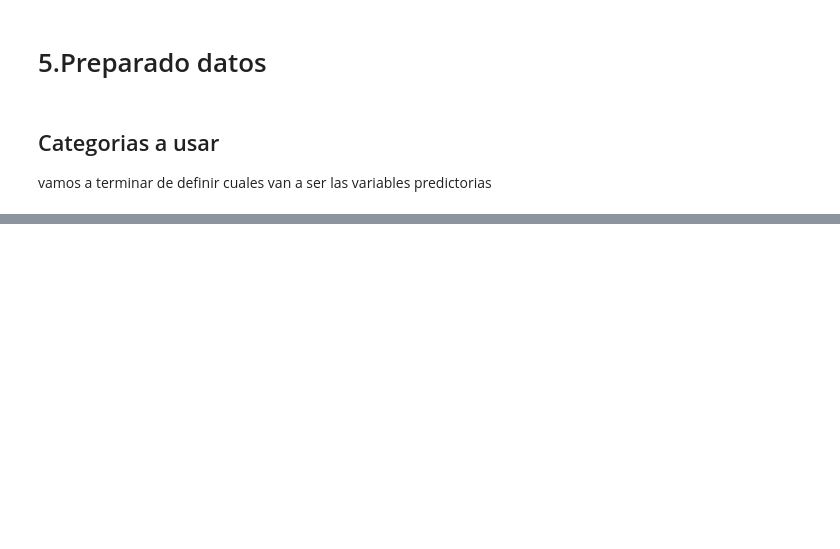
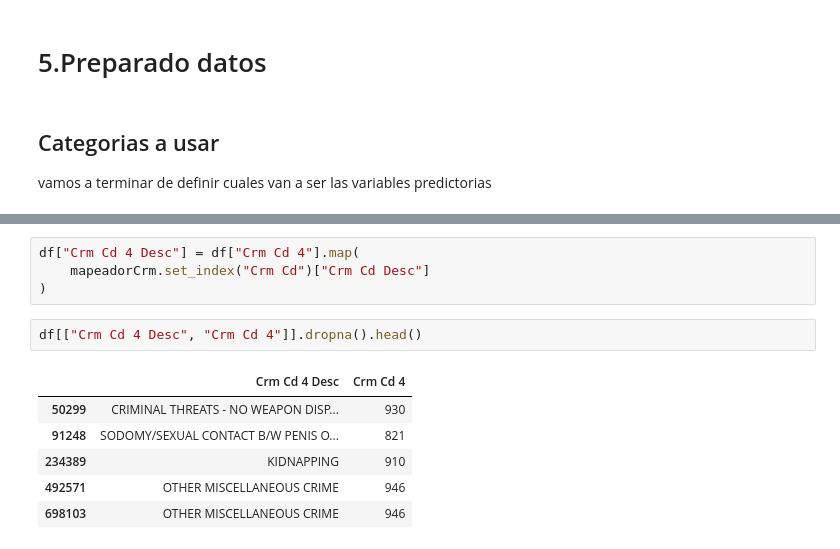
Before and after one commit to Janhjg/Runojanh-NadieEscapa, a Jupyter notebook: documents/crimes_analyze.ipynb, the cells around one changed output, grey strips where cells are left out. Drawn from its saved outputs; the diff is of its cells as text; blank space fills up the shorter version.

```diff
--- a/documents/crimes_analyze.ipynb
+++ b/documents/crimes_analyze.ipynb
@@ -321,3 +430,16 @@ de esta manera nos quedan los siguientes campos:
+# %%
+df["Crm Cd 4 Desc"] = df["Crm Cd 4"].map(
+    mapeadorCrm.set_index("Crm Cd")["Crm Cd Desc"]
+)
+# %%
+df[["Crm Cd 4 Desc", "Crm Cd 4"]].dropna().head()
+# %% [output]
+|  | Crm Cd 4 Desc | Crm Cd 4 |
+| 50299 | CRIMINAL THREATS - NO WEAPON DISP... | 930 |
+| 91248 | SODOMY/SEXUAL CONTACT B/W PENIS O... | 821 |
+| 234389 | KIDNAPPING | 910 |
+| 492571 | OTHER MISCELLANEOUS CRIME | 946 |
+| 698103 | OTHER MISCELLANEOUS CRIME | 946 |
 # %%
 df.info()
 # %% [output]
```
Also changed, not shown: parts of 74 cells of this notebook, 9 other files.
